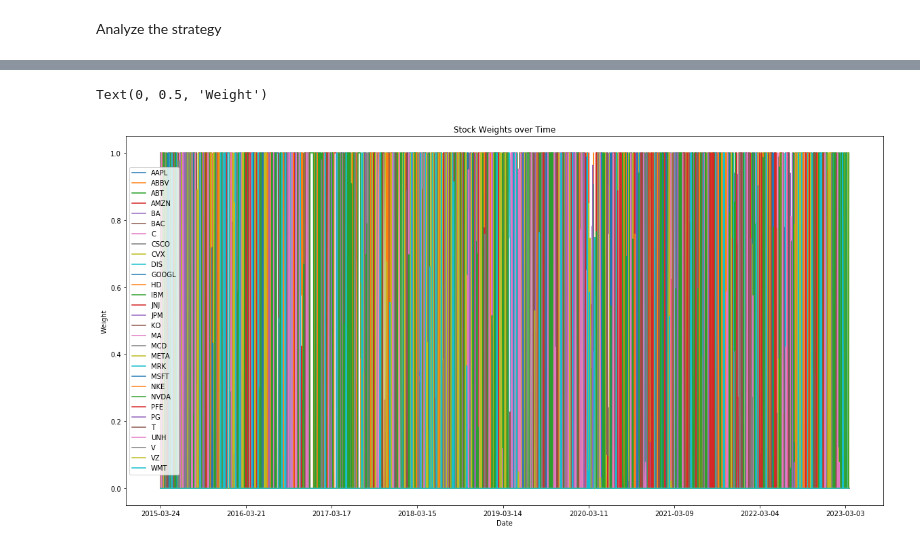
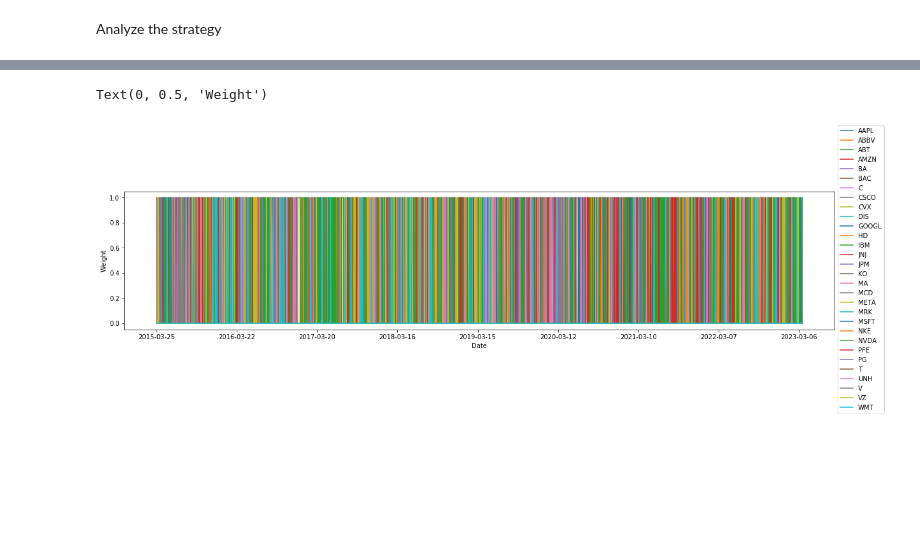
Before and after one commit to Joeyetinghan/orie5370_project, a Jupyter notebook: model.ipynb, the cells around one changed output, grey strips where cells are left out. Drawn from its saved outputs; the diff is of its cells as text; code cells hidden in the pictures; blank space fills up the shorter version.

```diff
--- a/model.ipynb
+++ b/model.ipynb
@@ -142,13 +145,12 @@ signal
 2011 rows × 30 columns
-# %%
-# Visualize the weight vector changes over time
-signal.plot(figsize=(20, 10))  # Set the figure size
-plt.title('Stock Weights over Time')  # Set the title
-plt.xlabel('Date')  # Set the x-axis label
-plt.ylabel('Weight')  # Set the y-axis label
-# %% [output]
-Text(0, 0.5, 'Weight')
-[figure, removed]
+# %%
+signal.plot(figsize=(20, 4));
+plt.legend(signal.columns, loc='best', bbox_to_anchor=(1, 1.5));
+plt.xlabel('Date')
+plt.ylabel('Weight')
+# %% [output]
+Text(0, 0.5, 'Weight')
+[figure, added]
 # %%
 # Benchmark - buy-and-hold
 benchmark = actual_R_mat.copy()
```
Also changed, not shown: parts of 8 cells of this notebook.
